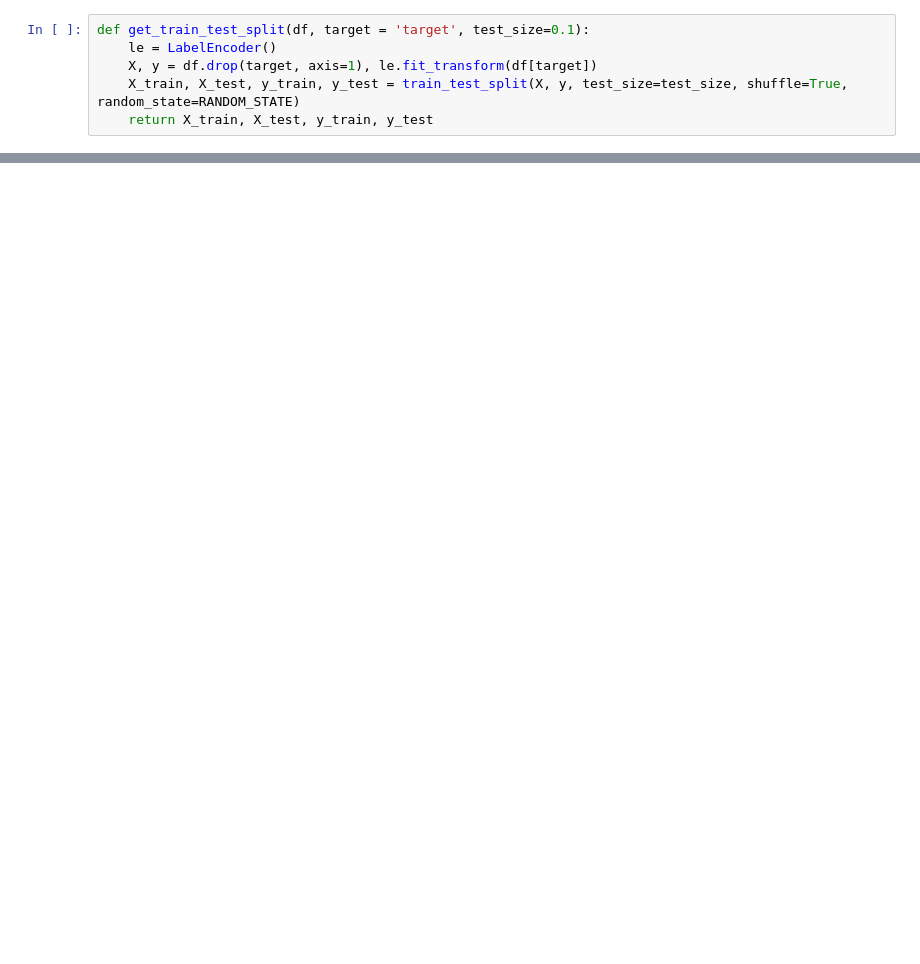
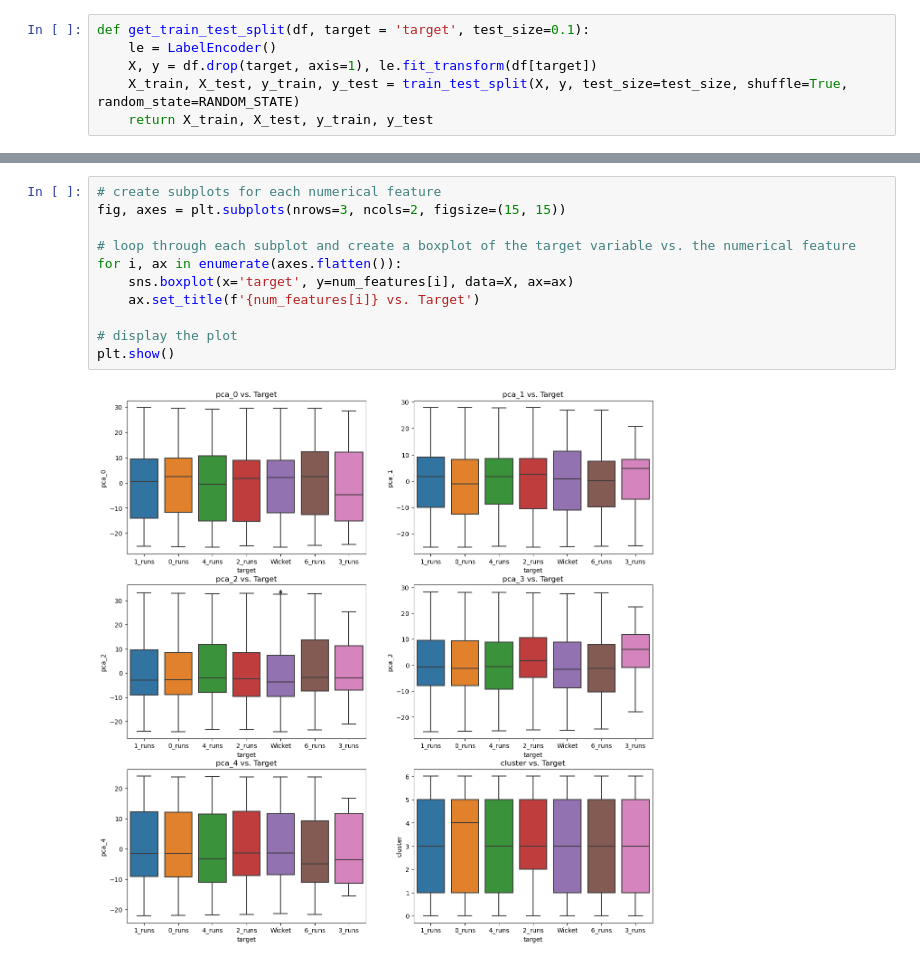
Before and after one commit to gsparsh220598/Dream11, a Jupyter notebook: Scripts/04_parameter_sweep.ipynb, the cells around one changed output, grey strips where cells are left out. Cells and saved outputs as stored; diff of their text form; blank space fills up the shorter version.

```diff
--- a/Scripts/04_parameter_sweep.ipynb
+++ b/Scripts/04_parameter_sweep.ipynb
@@ -82,0 +137,13 @@ num_features = X_train.select_dtypes(exclude=['object']).columns
+# %%
+# create subplots for each numerical feature
+fig, axes = plt.subplots(nrows=3, ncols=2, figsize=(15, 15))
+
+# loop through each subplot and create a boxplot of the target variable vs. the numerical feature
+for i, ax in enumerate(axes.flatten()):
+    sns.boxplot(x='target', y=num_features[i], data=X, ax=ax)
+    ax.set_title(f'{num_features[i]} vs. Target')
+
+# display the plot
+plt.show()
+# %% [output]
+[figure, added]
```
Also changed, not shown: parts of 38 cells of this notebook, 7 other files.
